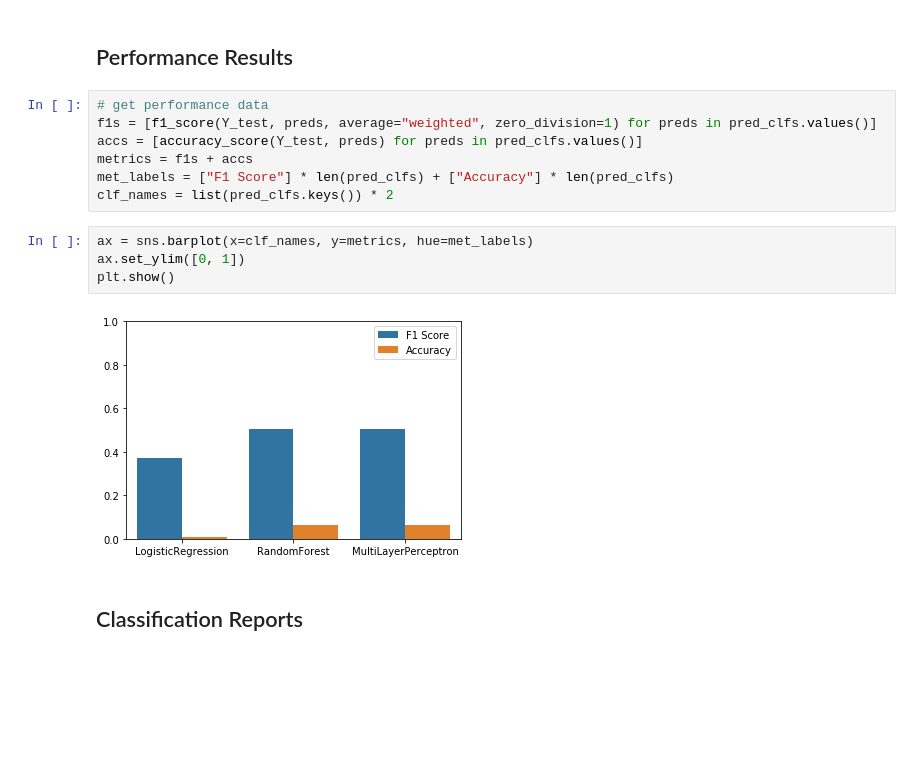
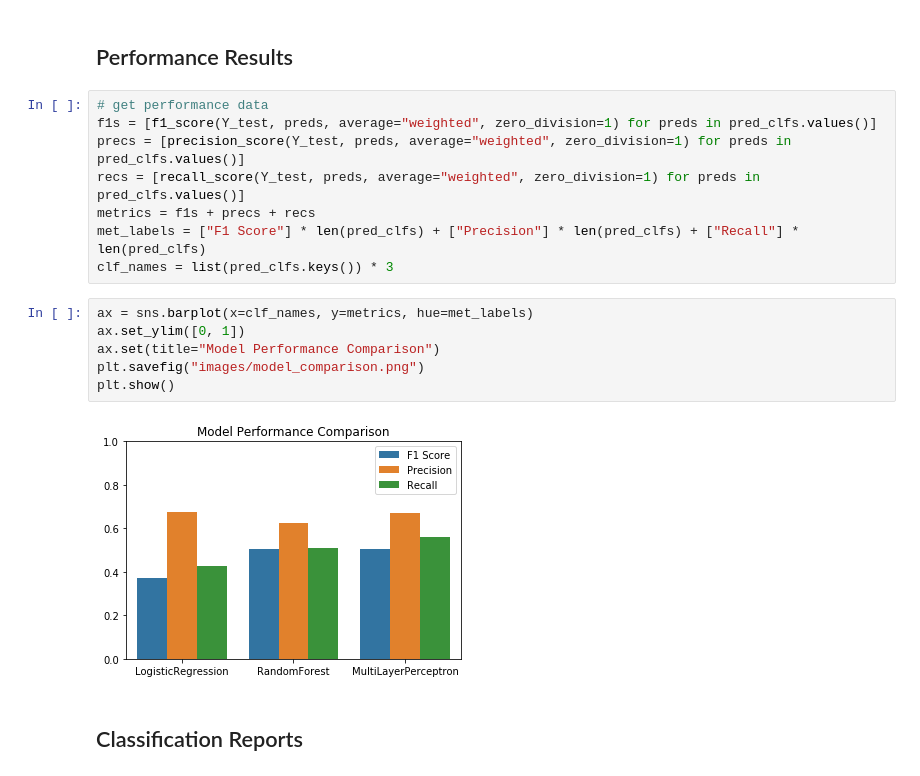
Before and after one commit to cccdenhart/icd-tagging, a Jupyter notebook: report.ipynb, the cells around one changed output. Saved outputs shown, nothing was run; the diff lists cells and outputs as text; blank space fills up the shorter version.

```diff
--- a/report.ipynb
+++ b/report.ipynb
@@ -312,16 +327,19 @@ prob_clfs = {name: clf.predict_proba(X_test) for name, clf in trained_clfs.items
 # %%
 # get performance data
 f1s = [f1_score(Y_test, preds, average="weighted", zero_division=1) for preds in pred_clfs.values()]
-accs = [accuracy_score(Y_test, preds) for preds in pred_clfs.values()]
-metrics = f1s + accs
-met_labels = ["F1 Score"] * len(pred_clfs) + ["Accuracy"] * len(pred_clfs)
-clf_names = list(pred_clfs.keys()) * 2
+precs = [precision_score(Y_test, preds, average="weighted", zero_division=1) for preds in pred_clfs.values()]
+recs = [recall_score(Y_test, preds, average="weighted", zero_division=1) for preds in pred_clfs.values()]
+metrics = f1s + precs + recs
+met_labels = ["F1 Score"] * len(pred_clfs) + ["Precision"] * len(pred_clfs) + ["Recall"] * len(pred_clfs)
+clf_names = list(pred_clfs.keys()) * 3
 # %%
 ax = sns.barplot(x=clf_names, y=metrics, hue=met_labels)
 ax.set_ylim([0, 1])
+ax.set(title="Model Performance Comparison")
+plt.savefig("images/model_comparison.png")
 plt.show()
 # %% [output]
-[figure, old version]
+[figure, new version]
 # %% [markdown]
 ## Classification Reports
 # %%
```
Also changed, not shown: parts of 6 cells of this notebook, 4 other files.
